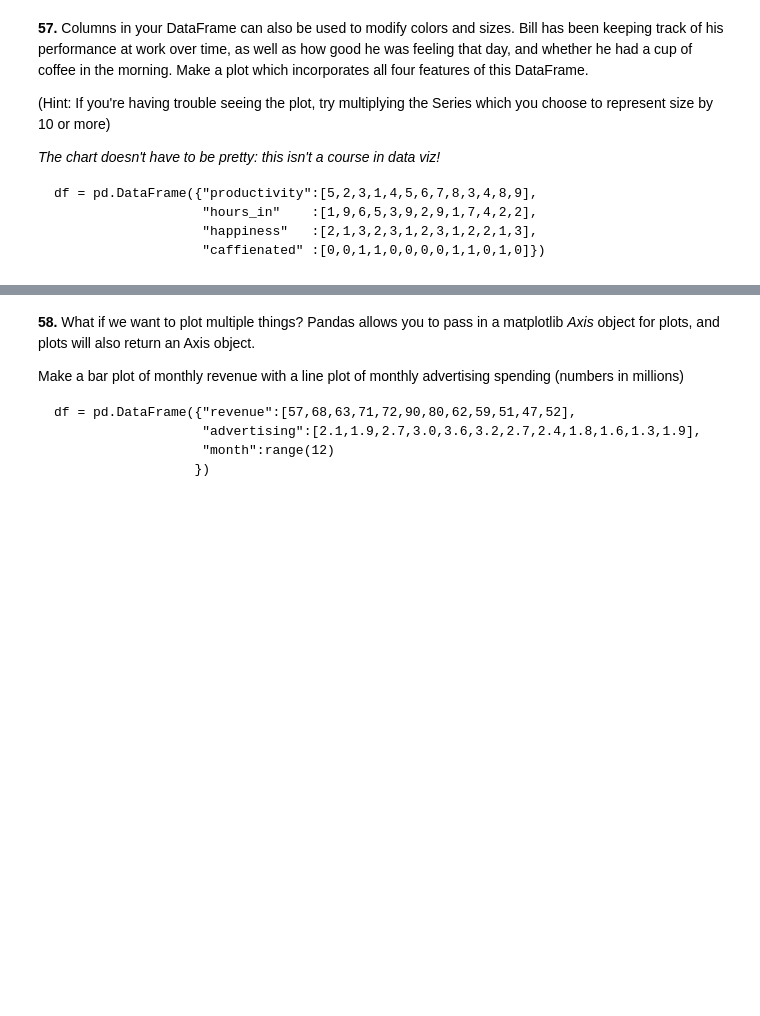
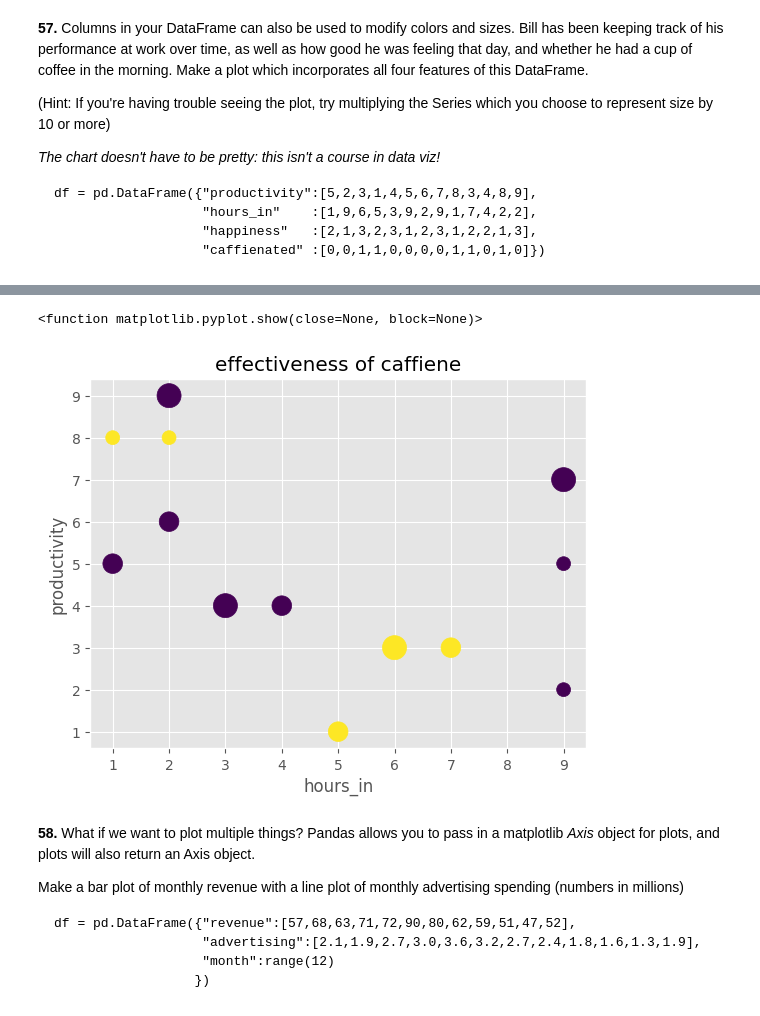
Before and after one commit to Mimo-Liu/100-pandas-puzzles, a Jupyter notebook: 100-pandas-puzzles_max_version.ipynb, the cells around one changed output, grey strips where cells are left out. Drawn from its saved outputs; the diff is of its cells as text; code cells hidden in the pictures; blank space fills up the shorter version.

```diff
--- a/100-pandas-puzzles_max_version.ipynb
+++ b/100-pandas-puzzles_max_version.ipynb
@@ -1418,3 +1438,12 @@ df = pd.DataFrame({"productivity":[5,2,3,1,4,5,6,7,8,3,4,8,9],
+# %%
+plt.scatter(df['hours_in'],df['productivity'],s=df['happiness']*100,c=df['caffienated'])
+plt.xlabel('hours_in')
+plt.ylabel('productivity')
+plt.title('effectiveness of caffiene')
+plt.show
+# %% [output]
+<function matplotlib.pyplot.show(close=None, block=None)>
+[figure, added]
 # %% [markdown]
 **58.**  What if we want to plot multiple things?  Pandas allows you to pass in a matplotlib *Axis* object for plots, and plots will also return an Axis object.
 
```
Also changed, not shown: parts of 8 cells of this notebook.
